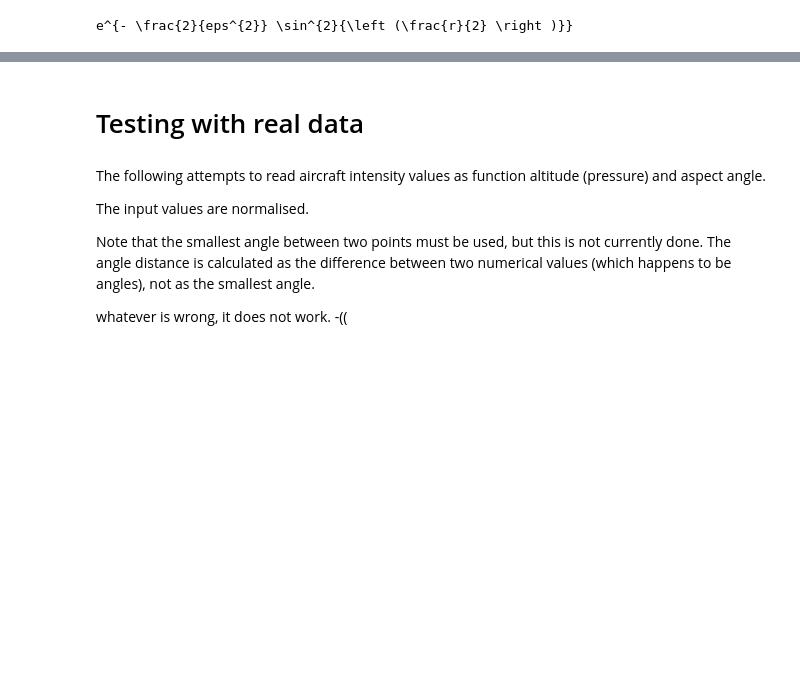
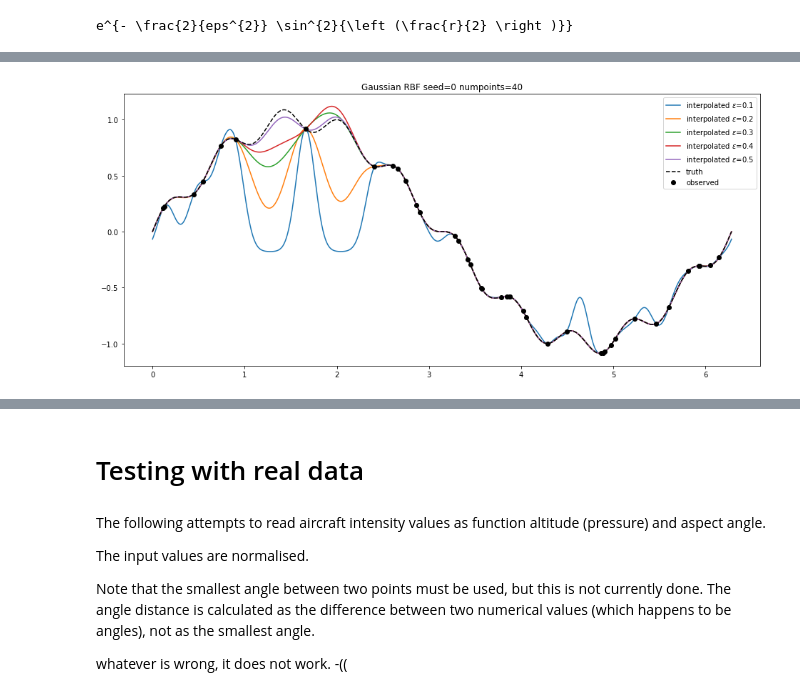
Before and after one commit to NelisW/PythonNotesToSelf, a Jupyter notebook: RBF-Interpolation.ipynb, the cells around one changed output, grey strips where cells are left out. Cells and saved outputs as stored; diff of their text form; code cells hidden in the pictures; blank space fills up the shorter version.

```diff
--- a/RBF-Interpolation.ipynb
+++ b/RBF-Interpolation.ipynb
@@ -455,0 +483,4 @@ plt.show()
+# %%
+evaluateRBF(seed=0,numpoints=40)
+# %% [output]
+[figure, added]
```
Also changed, not shown: parts of 37 cells of this notebook.
